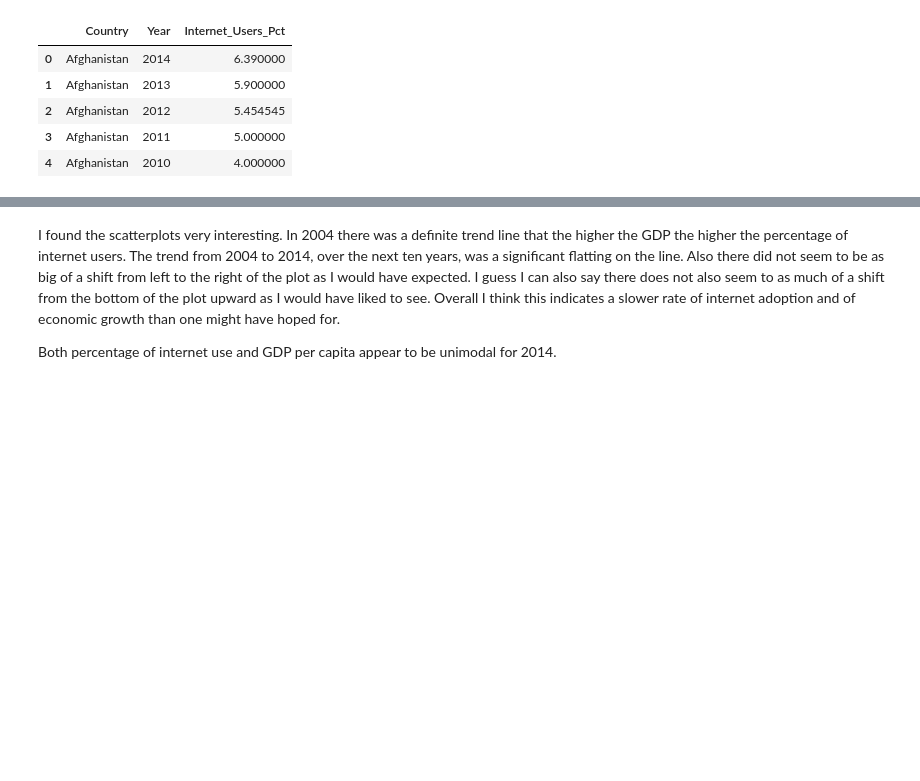
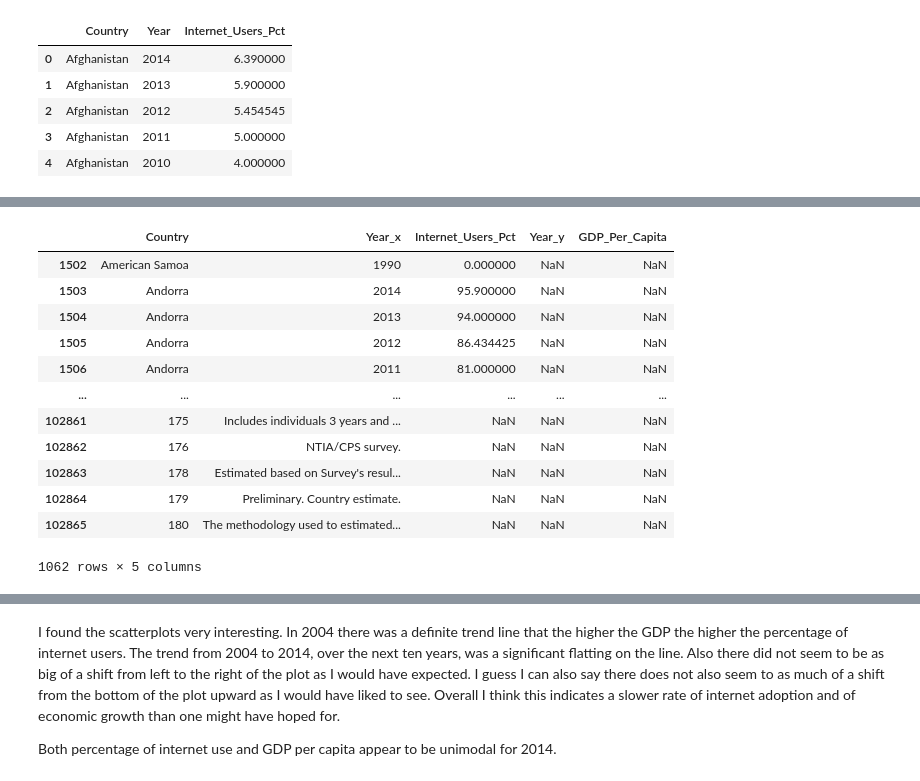
Before and after one commit to ripplesphere/dd3_gdp_internet, a Jupyter notebook: notebooks/un_data.ipynb, the cells around one changed output, grey strips where cells are left out. Cells and saved outputs as stored; diff of their text form; code cells hidden in the pictures; blank space fills up the shorter version.

```diff
--- a/notebooks/un_data.ipynb
+++ b/notebooks/un_data.ipynb
@@ -117,0 +146,16 @@ gdp_and_internet_use = gdp_df.merge(internet_df, left_on=['Country','Year'], rig
+# %%
+gdp_and_internet_use[gdp_and_internet_use['Year_y'].isnull()]
+# %% [output]
+|  | Country | Year_x | Internet_Users_Pct | Year_y | GDP_Per_Capita |
+| 1502 | American Samoa | 1990 | 0.000000 | NaN | NaN |
+| 1503 | Andorra | 2014 | 95.900000 | NaN | NaN |
+| 1504 | Andorra | 2013 | 94.000000 | NaN | NaN |
+| 1505 | Andorra | 2012 | 86.434425 | NaN | NaN |
+| 1506 | Andorra | 2011 | 81.000000 | NaN | NaN |
+| ... | ... | ... | ... | ... | ... |
+| 102861 | 175 | Includes individuals 3 years and ... | NaN | NaN | NaN |
+| 102862 | 176 | NTIA/CPS survey. | NaN | NaN | NaN |
+| 102863 | 178 | Estimated based on Survey's resul... | NaN | NaN | NaN |
+| 102864 | 179 | Preliminary. Country estimate. | NaN | NaN | NaN |
+| 102865 | 180 | The methodology used to estimated... | NaN | NaN | NaN |
+1062 rows × 5 columns
```
Also changed, not shown: parts of 33 cells of this notebook.
